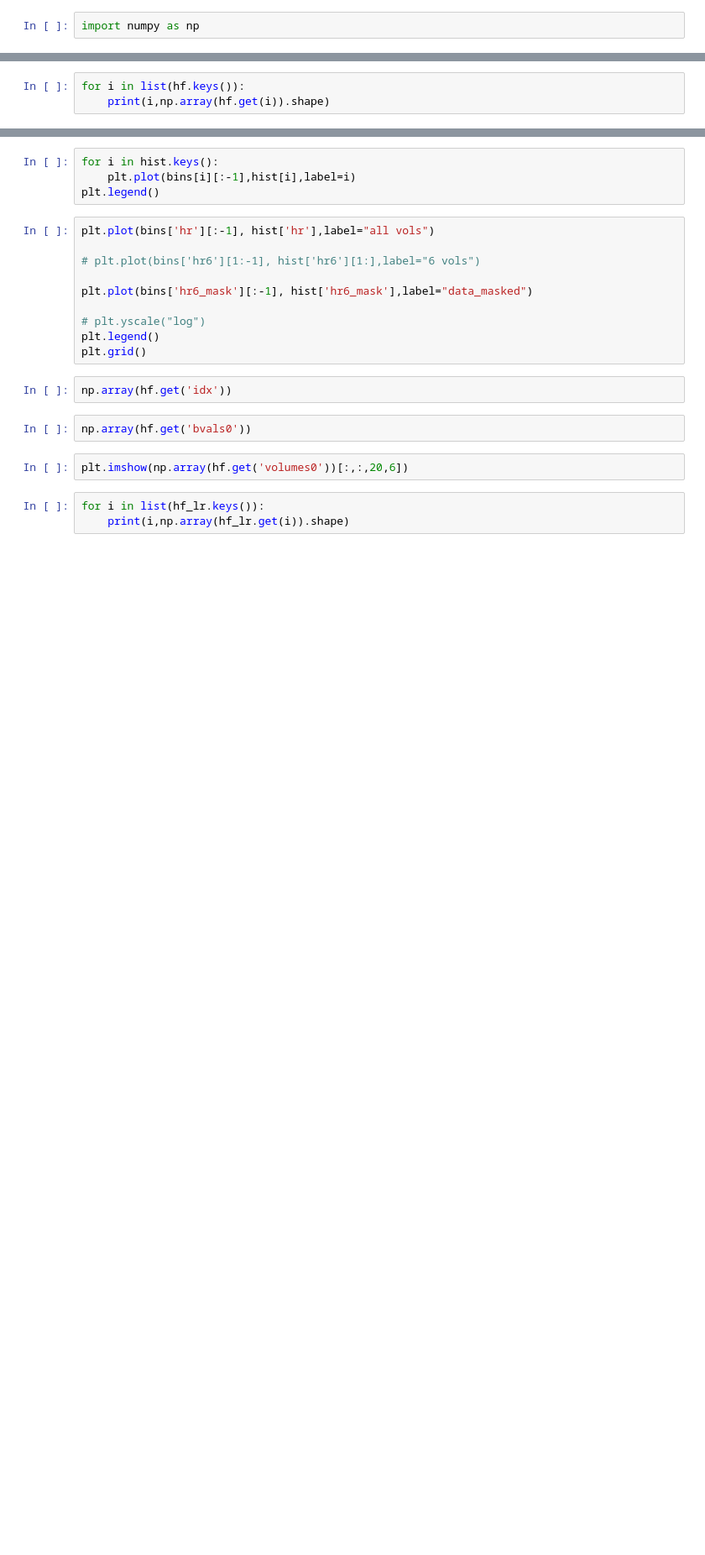
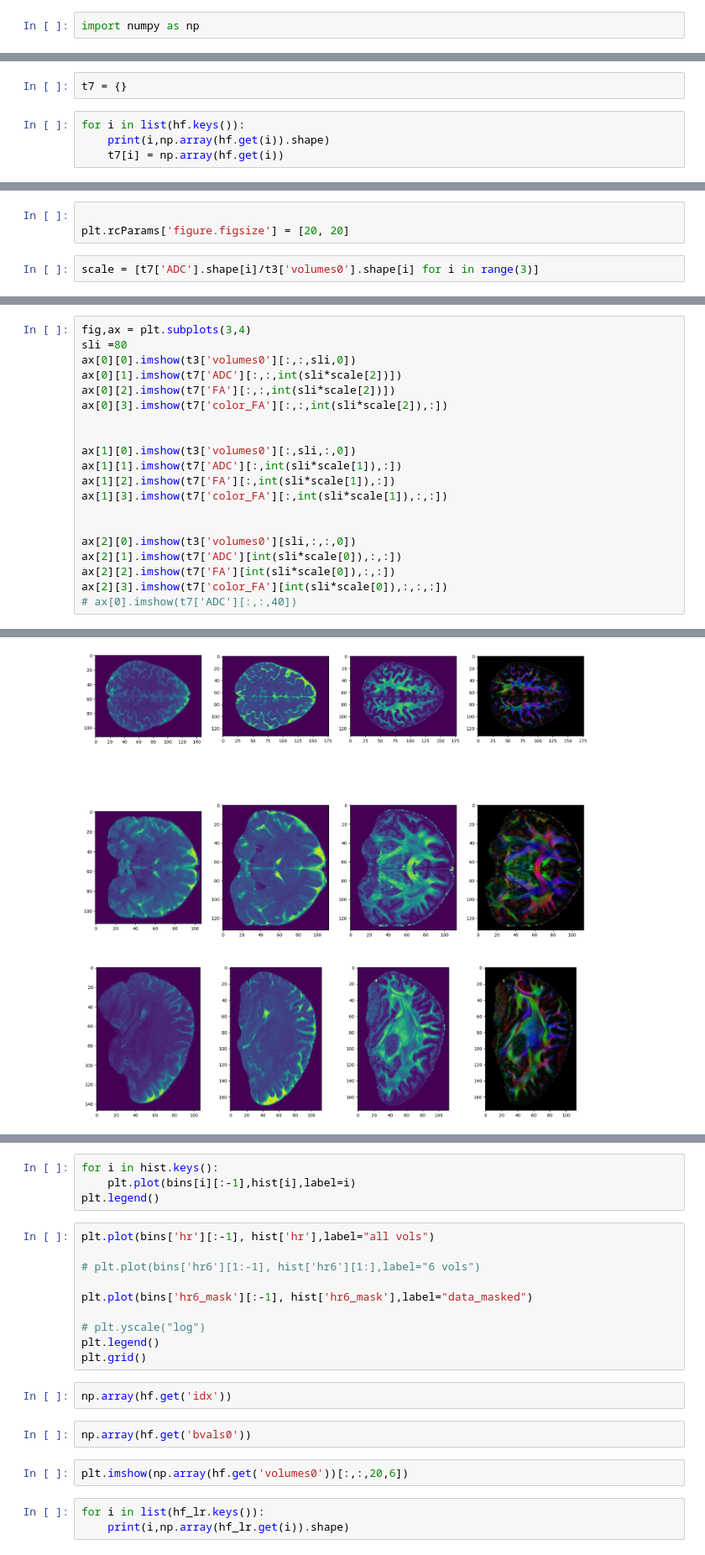
Before and after one commit to arihantjain124/HCP_SR, a Jupyter notebook: Dump_h5_main.ipynb, the cells around one changed output, grey strips where cells are left out. Shown at 84% size. Drawn from its saved outputs; the diff is of its cells as text; blank space fills up the shorter version.

```diff
--- a/Dump_h5_main.ipynb
+++ b/Dump_h5_main.ipynb
@@ -382,3 +467,6 @@ for i in list(hf_lr.keys()):
+# %%
+t7 = {}
 # %%
 for i in list(hf.keys()):
     print(i,np.array(hf.get(i)).shape)
+    t7[i] = np.array(hf.get(i))
@@ -384,0 +478,5 @@ for i in list(hf.keys()):
+# %%
+
+plt.rcParams['figure.figsize'] = [20, 20]
+# %%
+scale = [t7['ADC'].shape[i]/t3['volumes0'].shape[i] for i in range(3)]
@@ -384,0 +487,21 @@ for i in list(hf.keys()):
+# %%
+fig,ax = plt.subplots(3,4)
+sli =80
+ax[0][0].imshow(t3['volumes0'][:,:,sli,0])
+ax[0][1].imshow(t7['ADC'][:,:,int(sli*scale[2])])
+ax[0][2].imshow(t7['FA'][:,:,int(sli*scale[2])])
+ax[0][3].imshow(t7['color_FA'][:,:,int(sli*scale[2]),:])
+
+
+ax[1][0].imshow(t3['volumes0'][:,sli,:,0])
+ax[1][1].imshow(t7['ADC'][:,int(sli*scale[1]),:])
+ax[1][2].imshow(t7['FA'][:,int(sli*scale[1]),:])
+ax[1][3].imshow(t7['color_FA'][:,int(sli*scale[1]),:,:])
+
+
+ax[2][0].imshow(t3['volumes0'][sli,:,:,0])
+ax[2][1].imshow(t7['ADC'][int(sli*scale[0]),:,:])
+ax[2][2].imshow(t7['FA'][int(sli*scale[0]),:,:])
+ax[2][3].imshow(t7['color_FA'][int(sli*scale[0]),:,:,:])
+# ax[0].imshow(t7['ADC'][:,:,40])
+# %% [output]
@@ -385,3 +509,4 @@ for i in list(hf.keys()):
+[figure, added]
 # %%
 %matplotlib inline
 hist,bins = {},{}
```
Also changed, not shown: parts of 28 cells of this notebook, 1 other file.
